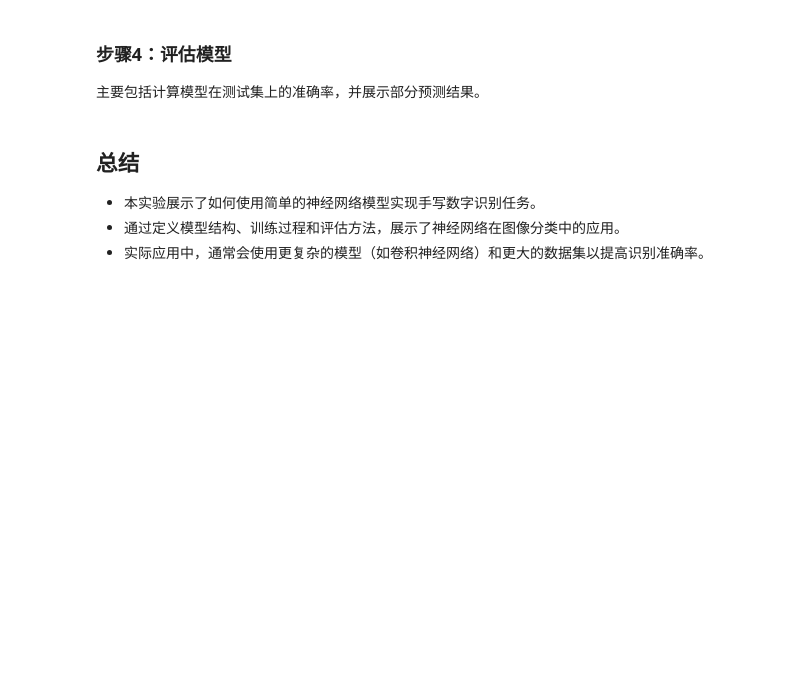
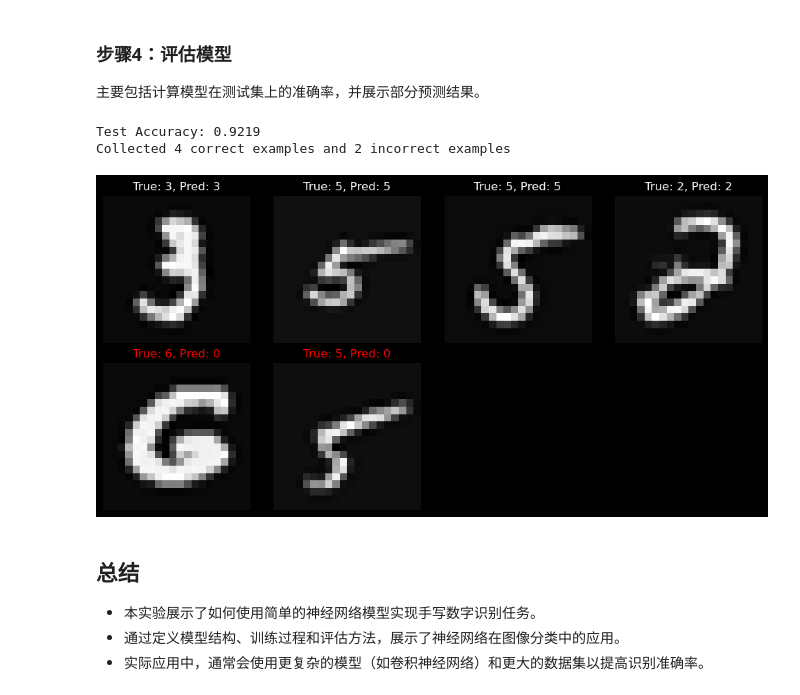
Before and after one commit to WeiKnight0/MachineLearningStudy, a Jupyter notebook: labs/my_labs/2_handwriting_recognition/2_handwriting_recognition.ipynb, the cells around one changed output. Cells and saved outputs as stored; diff of their text form; code cells hidden in the pictures; blank space fills up the shorter version.

```diff
--- a/labs/my_labs/2_handwriting_recognition/2_handwriting_recognition.ipynb
+++ b/labs/my_labs/2_handwriting_recognition/2_handwriting_recognition.ipynb
@@ -17,3 +17,7 @@ import torch.nn as nn
 import torch.optim as optim
 import numpy as np
 import matplotlib.pyplot as plt
+
+# 检查是否有可用的 GPU
+device = torch.device("cuda" if torch.cuda.is_available() else "cpu")
+print(f"Using device: {device}")
@@ -102,7 +113,7 @@ train_dataloader = torch.utils.data.DataLoader(train_dataset, batch_size=32, shu
 test_dataloader = torch.utils.data.DataLoader(test_dataset, batch_size=32, shuffle=False)
 
 # 初始化模型、损失函数和优化器
-model = HandwritingRecognitionModel()
+model = HandwritingRecognitionModel().to(device)
 criterion = nn.CrossEntropyLoss()
 optimizer = optim.Adam(model.parameters(), lr=0.001)
 
@@ -112,6 +123,7 @@ for epoch in range(num_epochs):
     model.train()
     running_loss = 0.0
     for inputs, labels in train_dataloader:
+        inputs, labels = inputs.to(device), labels.to(device)
         inputs = inputs.view(-1, 400)  # 展平输入
         # 前向传播和反向传播
         optimizer.zero_grad()
@@ -131,12 +154,15 @@ for epoch in range(num_epochs):
 model.eval()
 correct = 0
 total = 0
-correct_examples = [] # 4个
-incorrect_examples = [] # 2个
+correct_examples = []
+incorrect_examples = []
 
 with torch.no_grad():
     for inputs, labels in test_dataloader:
-        inputs = inputs.view(-1, 400)  # 展平输入
+        # <--- 关键修改：输入数据去 device
+        inputs, labels = inputs.to(device), labels.to(device)
+
+        inputs = inputs.view(-1, 400)
         outputs = model(inputs)
         _, predicted = torch.max(outputs.data, 1)
         total += labels.size(0)
@@ -145,51 +171,57 @@ with torch.no_grad():
         batch_correct = (predicted == labels).sum().item()
         correct += batch_correct
 
-        # 分别收集正确和错误的示例
         for i in range(len(labels)):
-            if predicted[i] == labels[i] and len(correct_examples) < 4:
-                # 收集正确示例
-                correct_examples.append((inputs[i].view(20, 20).T.numpy(), labels[i].item(), predicted[i].item()))
-            elif predicted[i] != labels[i] and len(incorrect_examples) < 2:
-                # 收集错误示例
-                incorrect_examples.append((inputs[i].view(20, 20).T.numpy(), labels[i].item(), predicted[i].item()))
+            # 判断逻辑不变
+            is_correct = (predicted[i] == labels[i])
 
-        # 修改退出条件：只要收集够示例就退出，不要求同时满足
-        if len(correct_examples) >= 4 and len(incorrect_examples) >= 2:
-            break
-        # 或者如果已经遍历完整个测试集也退出
+            # <--- 关键修改：存储用于画图的数据时，必须使用 .cpu()
+            # 这里的 inputs[i] 在 GPU 上，必须先 .cpu() 才能 .numpy()
+            img_data = inputs[i].cpu().view(20, 20).T.numpy()
+            true_lbl = labels[i].cpu().item()
+            pred_lbl = predicted[i].cpu().item()
+
+            if is_correct and len(correct_examples) < 4:
+                correct_examples.append((img_data, true_lbl, pred_lbl))
+            elif not is_correct and len(incorrect_examples) < 2:
+                incorrect_examples.append((img_data, true_lbl, pred_lbl))
+
         if len(correct_examples) >= 4 and len(incorrect_examples) >= 2:
             break
 
 print(f"Test Accuracy: {correct / total:.4f}")
 print(f"Collected {len(correct_examples)} correct examples and {len(incorrect_examples)} incorrect examples")
 
 # 如果没收集到错误示例，显示提示
 if len(incorrect_examples) == 0:
     print("No incorrect examples found in the sampled batches. Model accuracy might be very high.")
 
 # 可视化部分预测结果
 def visualize_predictions(correct_examples, incorrect_examples):
     plt.figure(figsize=(10, 5))
 
     # 正确的例子
     for i, (img, true_label, pred_label) in enumerate(correct_examples):
         plt.subplot(2, 4, i + 1)
         plt.imshow(img, cmap='gray')
         plt.title(f"True: {true_label}, Pred: {pred_label}")
         plt.axis('off')
 
     # 错误的例子
     for i, (img, true_label, pred_label) in enumerate(incorrect_examples):
         plt.subplot(2, 4, i + 5)
         plt.imshow(img, cmap='gray')
         plt.title(f"True: {true_label}, Pred: {pred_label}", color='red')  # 红色标出错误
         plt.axis('off')
 
     plt.tight_layout()
     plt.show()
 
 visualize_predictions(correct_examples, incorrect_examples)
+# %% [output]
+Test Accuracy: 0.9219
+Collected 4 correct examples and 2 incorrect examples
+[figure, added]
 # %% [markdown]
 ## 总结
 - 本实验展示了如何使用简单的神经网络模型实现手写数字识别任务。
```
Also changed, not shown: parts of 4 cells of this notebook, 3 other files.
